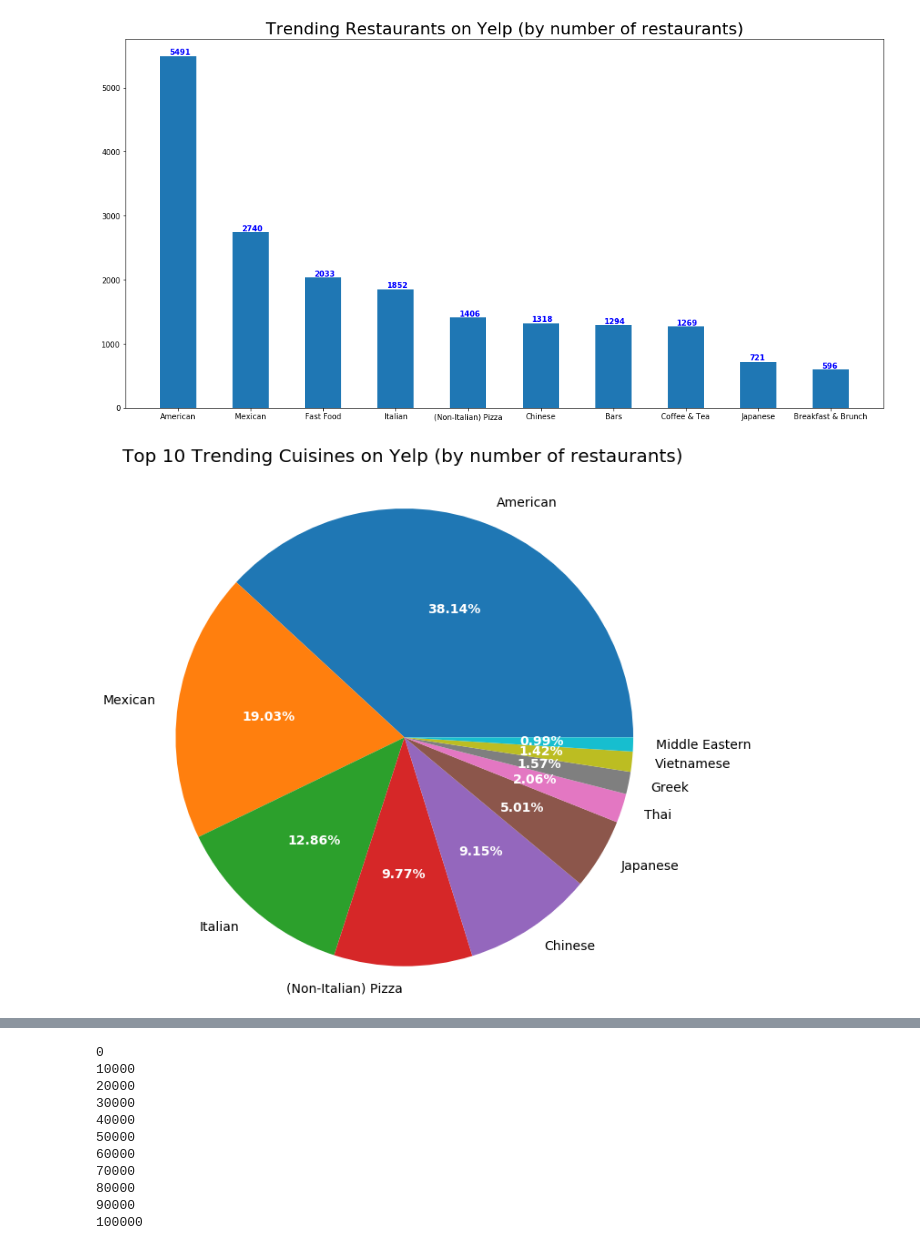
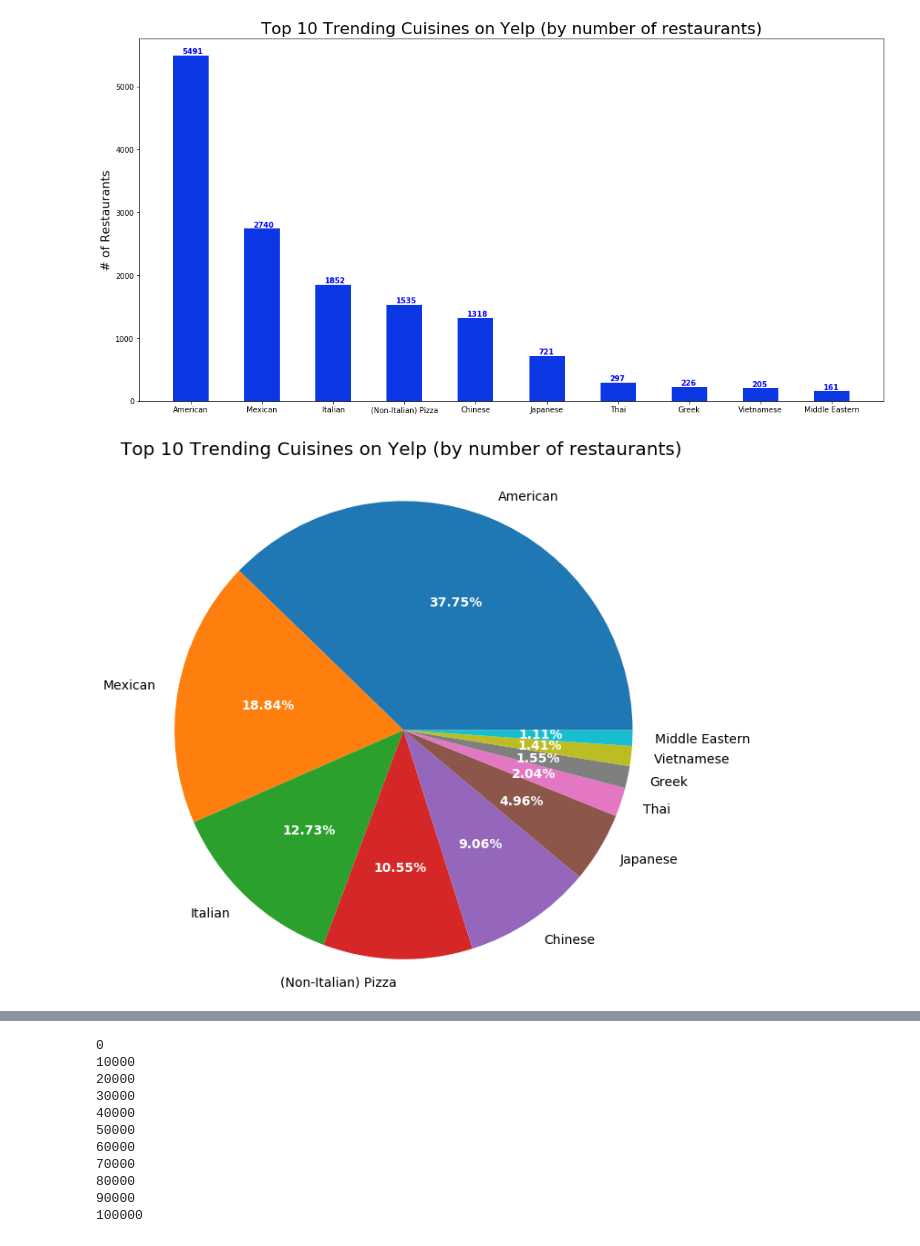
Before and after one commit to bill9108/ECE143_Team1, a Jupyter notebook: Trending_Cuisines.ipynb, the cells around one changed output, grey strips where cells are left out. Cells and saved outputs as stored; diff of their text form; code cells hidden in the pictures.

Commit message:
Charts algorithm adjusted and more charts.

```diff
--- a/Trending_Cuisines.ipynb
+++ b/Trending_Cuisines.ipynb
@@ -24,8 +11,8 @@ review = pd.read_json('./Yelp_dataset_review_clean.json', encoding='utf8')
 # %%
 busId = bus.business_id
-cuisine = ['Chinese', 'Italian', 'Japanese', 'Korean', 'Mexican', 'American', 'Greek', 'French', 'Spainish', 'Turkish', 'Vietnamese',
-          'Taiwanese', 'Russian', 'German',  'Argentine', 'Thai', 'Bars', 'Middle Eastern', 'Brazilian', 'Pakistani',
-          'Indian','Filipino', 'Pizza', 'Caribbean', 'Hawaiian', 'Cuban', 'Mediterranean', 'Coffee & Tea','Breakfast & Brunch', 'Fast Food']
+cuisine = ['Chinese', 'Italian', 'Japanese', 'Korean', 'Mexican', 'American', 'Greek', 'French', 'Spanish', 'Turkish', 'Vietnamese',
+          'Taiwanese', 'Russian', 'German',  'Argentine', 'Thai', 'Middle Eastern', 'Brazilian', 'Pakistani',
+          'Indian','Filipino', 'Pizza', 'Caribbean', 'Hawaiian', 'Cuban', 'Mediterranean', 'Coffee & Tea','Breakfast & Brunch', 'Fast Food', 'Bars']
 # %%
 total = 0
 covered = set()
@@ -71,3 +58,15 @@ for i in sortCount2:
 
 countName[4] = '(Non-Italian) Pizza'
 countName2[3] = '(Non-Italian) Pizza'
+# %%
+f, ax = plt.subplots(figsize=(20,15))
+barlist = plt.bar (countName, height=counts, width=0.5,color='#0b37e5')
+for i, v in enumerate(counts):
+    ax.text(i, v + 25, str(v), color='blue', fontweight='bold', ha='center')
+plt.title('Number of Different Types of Restaurants on Yelp', fontsize=22)
+barlist[2].set_color('grey')
+barlist[7].set_color('grey')
+barlist[6].set_color('grey')
+barlist[9].set_color('grey')
+plt.xticks(rotation=45)
+plt.ylabel('# of Restaurants', fontsize=18)
@@ -74,27 +76,32 @@ countName2[3] = '(Non-Italian) Pizza'
 # %%
 # for c in cuisine:
 #     print(c)
 #     print(len(cuiDic[c]))
 f, ax = plt.subplots(figsize=(18,9))
-plt.bar (countName[0:10], height=counts[0:10], width=0.5)
-for i, v in enumerate(counts[0:10]):
+barlist = plt.bar (countName2[0:10], height=counts2[0:10], width=0.5,color='#0b37e5')
+for i, v in enumerate(counts2[0:10]):
     ax.text(i - 0.12, v + 25, str(v), color='blue', fontweight='bold')
-plt.title('Trending Restaurants on Yelp (by number of restaurants)', fontsize=22)
+plt.title('Top 10 Trending Cuisines on Yelp (by number of restaurants)', fontsize=22)
+# barlist[2].set_color('grey')
+# barlist[7].set_color('grey')
+# barlist[6].set_color('grey')
+# barlist[9].set_color('grey')
+plt.ylabel('# of Restaurants', fontsize=16)
 
 f2, ax2 = plt.subplots(figsize=(10,10))
 patches, texts, autotexts = plt.pie (x=counts2[0:10], labels=countName2[0:10], autopct='%1.2f%%')
 ax2.axis('equal')
 for t in texts:
     t.set_fontsize(14)
 for at in autotexts:
     at.set_fontsize(14)
     at.set_color('white')
     at.set_fontweight('bold')
 plt.title('Top 10 Trending Cuisines on Yelp (by number of restaurants)\n', fontsize=20)
 f2.show()
 # %% [output]
-[figure, old version]
+[figure, new version]
-[figure, old version]
+[figure, new version]
 # %%
 ciCount = dict()
 for c in cuisine:
```
Also changed, not shown: parts of 14 cells of this notebook, 17 other files.
